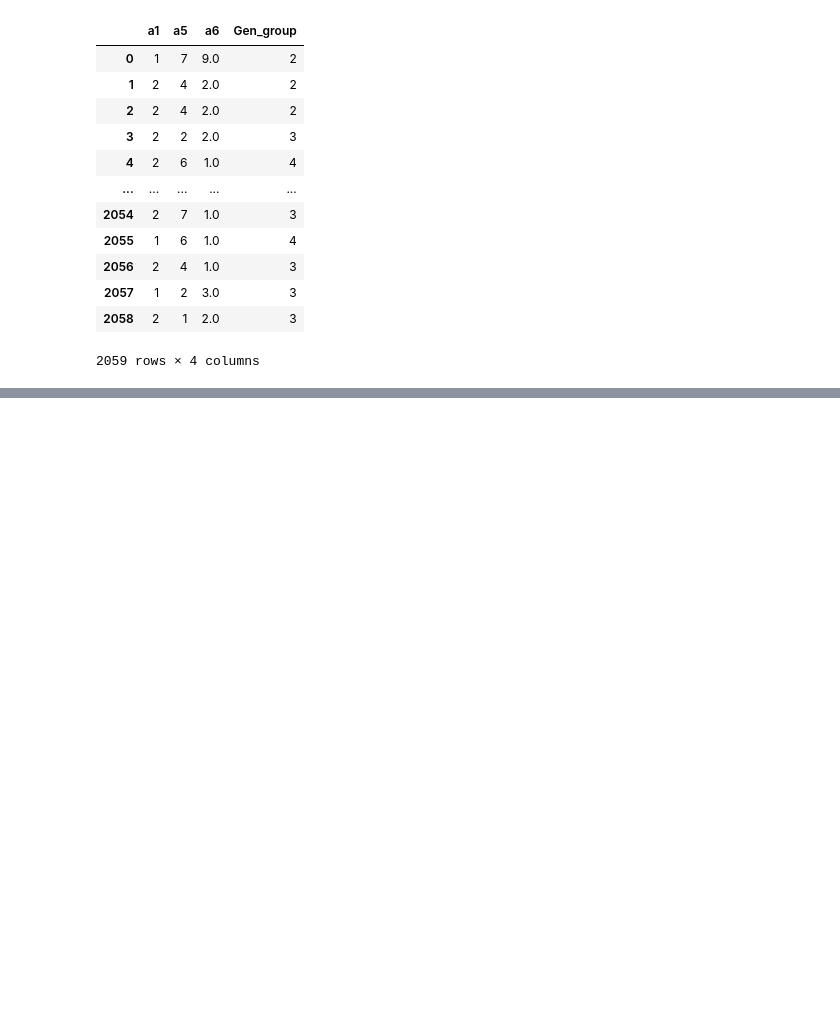
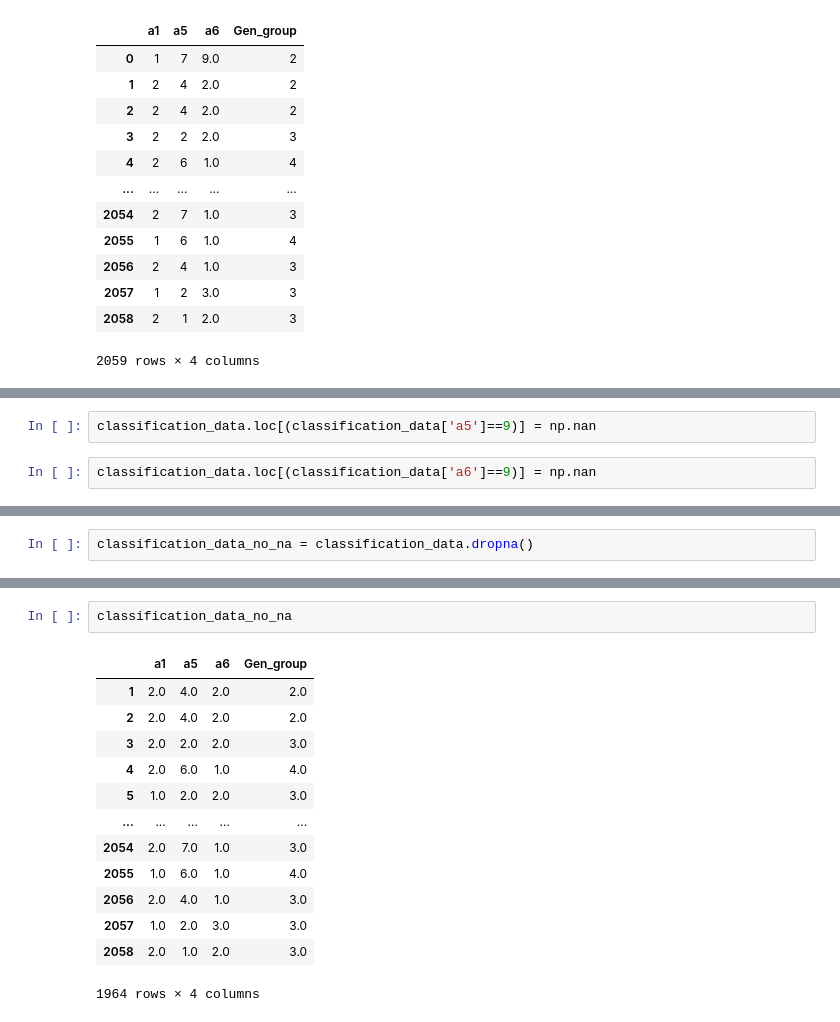
Before and after one commit to puttipongyy/BSC_DPDM23, a Jupyter notebook: test_survey.ipynb, the cells around one changed output, grey strips where cells are left out. Drawn from its saved outputs; the diff is of its cells as text; blank space fills up the shorter version.

```diff
--- a/test_survey.ipynb
+++ b/test_survey.ipynb
@@ -328,0 +403,4 @@ classification_data
+# %%
+classification_data.loc[(classification_data['a5']==9)] = np.nan
+# %%
+classification_data.loc[(classification_data['a6']==9)] = np.nan
@@ -328,0 +417,2 @@ classification_data
+# %%
+classification_data_no_na = classification_data.dropna()
@@ -328,0 +428,16 @@ classification_data
+# %%
+classification_data_no_na
+# %% [output]
+|  | a1 | a5 | a6 | Gen_group |
+| 1 | 2.0 | 4.0 | 2.0 | 2.0 |
+| 2 | 2.0 | 4.0 | 2.0 | 2.0 |
+| 3 | 2.0 | 2.0 | 2.0 | 3.0 |
+| 4 | 2.0 | 6.0 | 1.0 | 4.0 |
+| 5 | 1.0 | 2.0 | 2.0 | 3.0 |
+| ... | ... | ... | ... | ... |
+| 2054 | 2.0 | 7.0 | 1.0 | 3.0 |
+| 2055 | 1.0 | 6.0 | 1.0 | 4.0 |
+| 2056 | 2.0 | 4.0 | 1.0 | 3.0 |
+| 2057 | 1.0 | 2.0 | 3.0 | 3.0 |
+| 2058 | 2.0 | 1.0 | 2.0 | 3.0 |
+1964 rows × 4 columns
```
Also changed, not shown: parts of 12 cells of this notebook.
